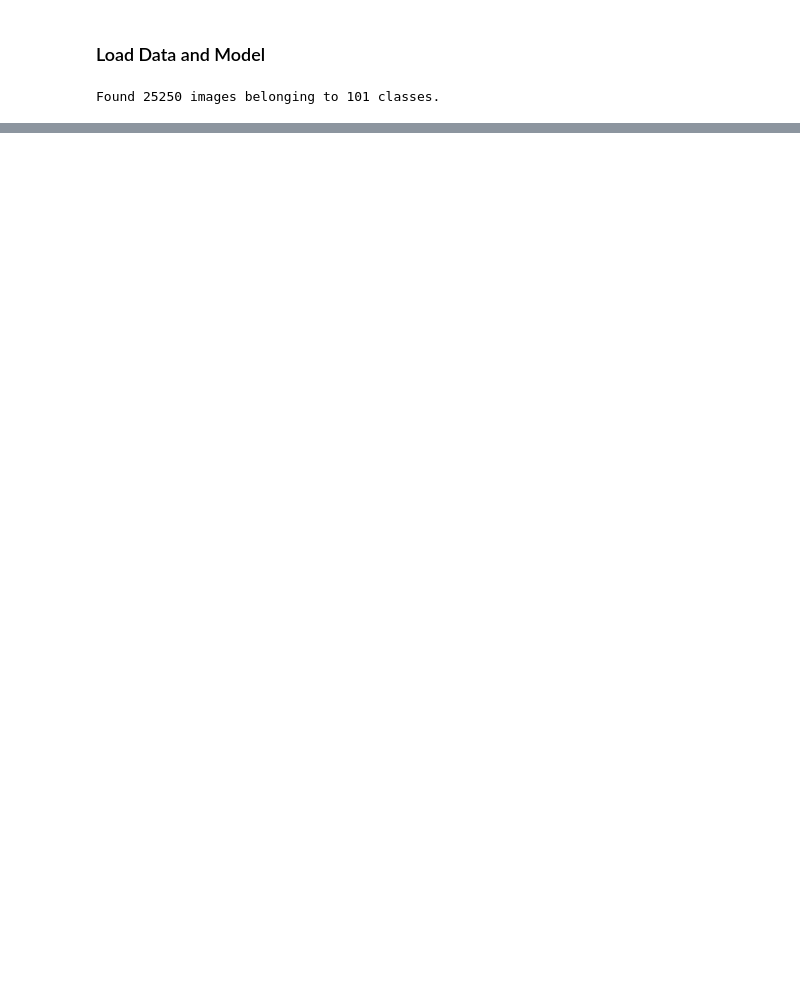
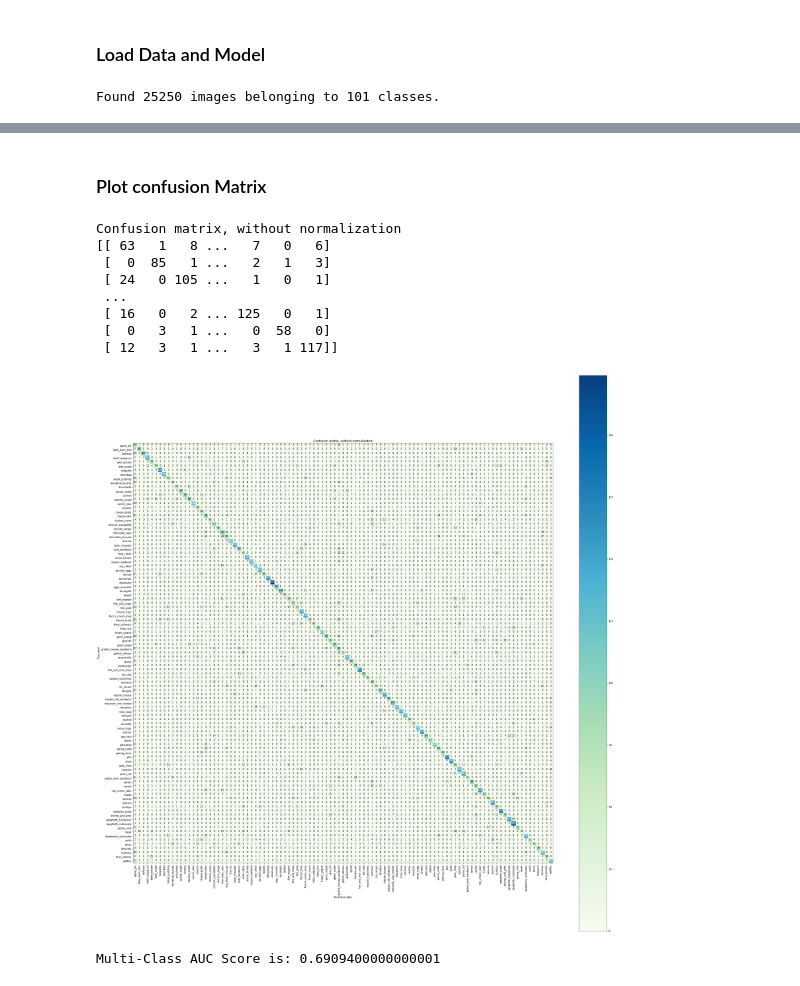
Before and after one commit to jvjruiz/Food-101-Capstone, a Jupyter notebook: CNN Visualizations.ipynb, the cells around one changed output, grey strips where cells are left out. Cells and saved outputs as stored; diff of their text form; code cells hidden in the pictures; blank space fills up the shorter version.

Commit message:
added visualizations

```diff
--- a/CNN Visualizations.ipynb
+++ b/CNN Visualizations.ipynb
@@ -65,0 +48,3 @@ array([87, 44, 82, ..., 57, 99, 50], dtype=int64)
+# %%
+y_test = test_data_gen.classes
+y_test
@@ -65,0 +81,53 @@ array([87, 44, 82, ..., 57, 99, 50], dtype=int64)
+# %% [markdown]
+### Plot confusion Matrix
+# %%
+def plot_confusion_matrix(cm, classes,
+                          normalize=False,
+                          title='Confusion matrix',
+                          cmap=plt.cm.Blues):
+    """
+    This function prints and plots the confusion matrix.
+    Normalization can be applied by setting `normalize=True`.
+    """
+    plt.imshow(cm, interpolation='nearest', cmap=cmap)
+    plt.title(title)
+    plt.colorbar()
+    tick_marks = np.arange(len(classes))
+    plt.xticks(tick_marks, classes, rotation=90)
+    plt.yticks(tick_marks, classes)
+
+    if normalize:
+        cm = cm.astype('float') / cm.sum(axis=1)[:, np.newaxis]
+        print("Normalized confusion matrix")
+    else:
+        print('Confusion matrix, without normalization')
+
+    print(cm)
+
+    thresh = cm.max() / 2.
+    for i, j in itertools.product(range(cm.shape[0]), range(cm.shape[1])):
+        plt.text(j, i, cm[i, j],
+                 horizontalalignment="center",
+                 color="white" if cm[i, j] > thresh else "black")
+
+    plt.tight_layout()
+    plt.ylabel('True label')
+    plt.xlabel('Predicted label')
+# %%
+plt.figure()
+fig = plt.gcf()
+fig.set_size_inches(32, 32)
+plot_confusion_matrix(confusion_matrix(y_test, y_pred), classes=class_names,
+                      title='Confusion matrix, without normalization',
+                      cmap=plt.cm.GnBu)
+plt.show()
+# %% [output]
+Confusion matrix, without normalization
+[[ 63   1   8 ...   7   0   6]
+ [  0  85   1 ...   2   1   3]
+ [ 24   0 105 ...   1   0   1]
+ ...
+ [ 16   0   2 ... 125   0   1]
+ [  0   3   1 ...   0  58   0]
+ [ 12   3   1 ...   3   1 117]]
+[figure, added]
@@ -65,0 +141,5 @@ array([87, 44, 82, ..., 57, 99, 50], dtype=int64)
+# %%
+auc = multiclass_roc_auc_score(y_test, y_pred)
+print("Multi-Class AUC Score is: {}".format(auc))
+# %% [output]
+Multi-Class AUC Score is: 0.6909400000000001
```
Also changed, not shown: parts of 17 cells of this notebook, 2 other files.
